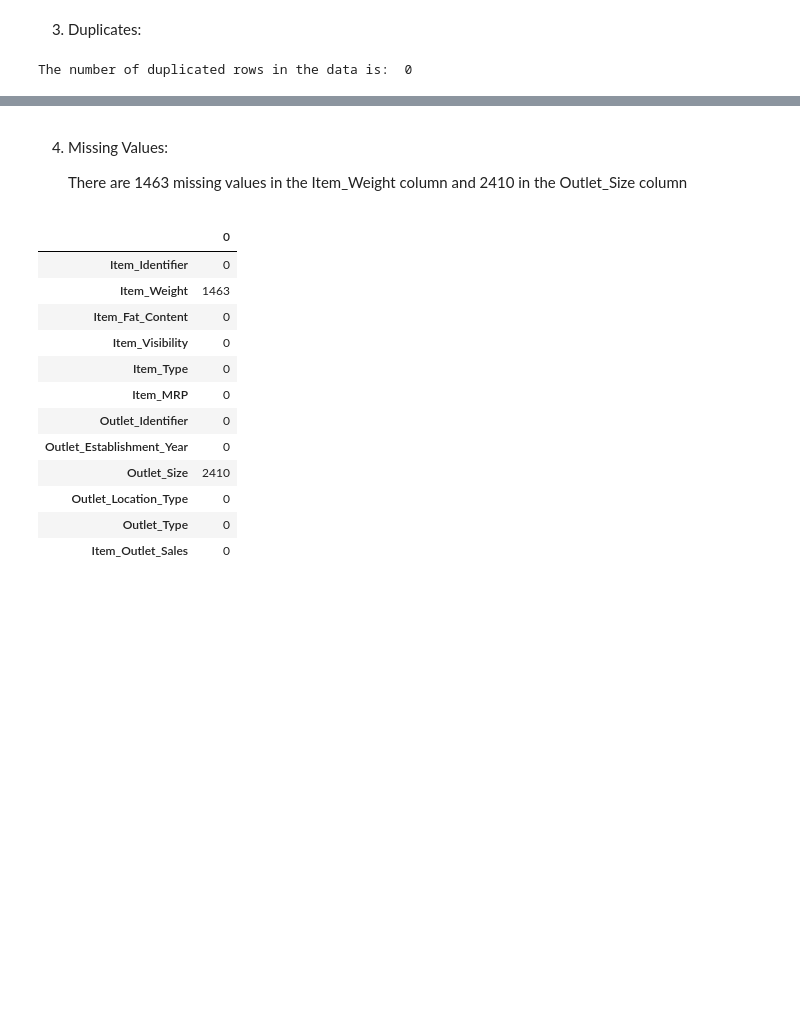
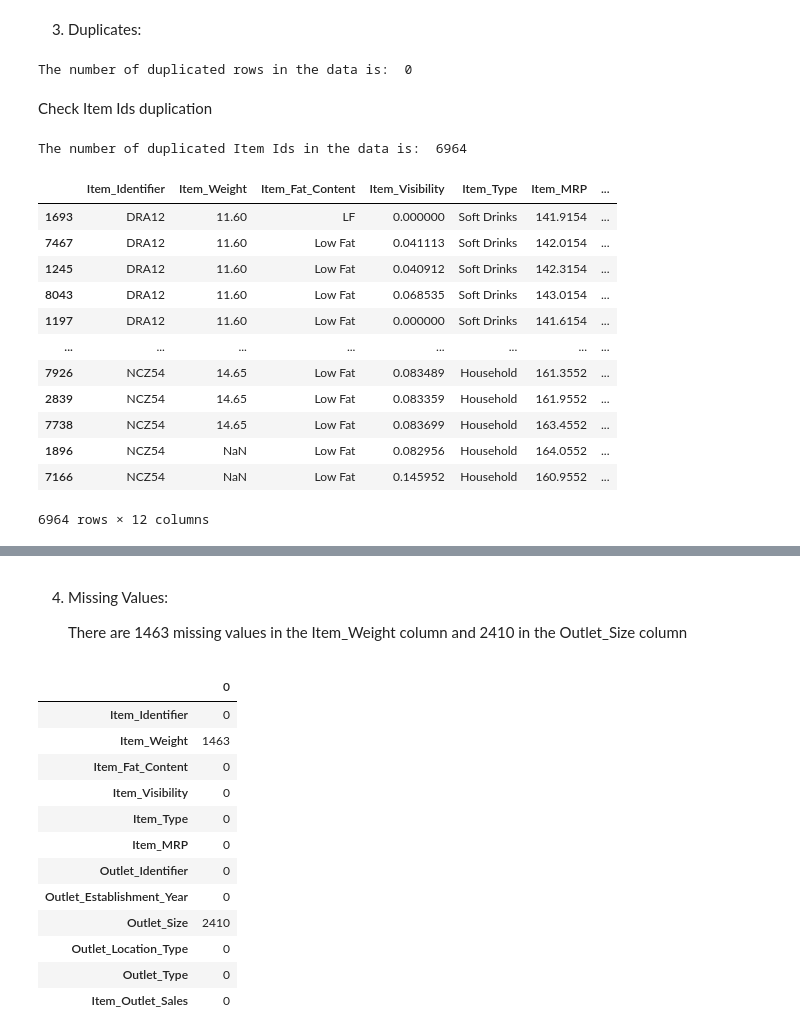
Before and after one commit to kinanajoudeh/Prediction-of-Product-Sales, a Jupyter notebook: Prediction_of_Product_Sales.ipynb, the cells around one changed output, grey strips where cells are left out. Drawn from its saved outputs; the diff is of its cells as text; code cells hidden in the pictures; blank space fills up the shorter version.

```diff
--- a/Prediction_of_Product_Sales.ipynb
+++ b/Prediction_of_Product_Sales.ipynb
@@ -70,3 +81,28 @@ duplicated_filter = df.duplicated()
 print("The number of duplicated rows in the data is: ", duplicated_filter.sum())
 # %% [output]
 The number of duplicated rows in the data is:  0
+# %% [markdown]
+  Check Item Ids duplication
+# %%
+ids_duplicated_filter = df['Item_Identifier'].duplicated()
+print("The number of duplicated Item Ids in the data is: ", ids_duplicated_filter.sum())
+# %% [output]
+The number of duplicated Item Ids in the data is:  6964
+# %%
+Item_Id_dups = df[ids_duplicated_filter]
+Item_Id_dups = Item_Id_dups.sort_values(by='Item_Identifier')
+Item_Id_dups
+# %% [output]
+|  | Item_Identifier | Item_Weight | Item_Fat_Content | Item_Visibility | Item_Type | Item_MRP | ... |
+| 1693 | DRA12 | 11.60 | LF | 0.000000 | Soft Drinks | 141.9154 | ... |
+| 7467 | DRA12 | 11.60 | Low Fat | 0.041113 | Soft Drinks | 142.0154 | ... |
+| 1245 | DRA12 | 11.60 | Low Fat | 0.040912 | Soft Drinks | 142.3154 | ... |
+| 8043 | DRA12 | 11.60 | Low Fat | 0.068535 | Soft Drinks | 143.0154 | ... |
+| 1197 | DRA12 | 11.60 | Low Fat | 0.000000 | Soft Drinks | 141.6154 | ... |
+| ... | ... | ... | ... | ... | ... | ... | ... |
+| 7926 | NCZ54 | 14.65 | Low Fat | 0.083489 | Household | 161.3552 | ... |
+| 2839 | NCZ54 | 14.65 | Low Fat | 0.083359 | Household | 161.9552 | ... |
+| 7738 | NCZ54 | 14.65 | Low Fat | 0.083699 | Household | 163.4552 | ... |
+| 1896 | NCZ54 | NaN | Low Fat | 0.082956 | Household | 164.0552 | ... |
+| 7166 | NCZ54 | NaN | Low Fat | 0.145952 | Household | 160.9552 | ... |
+6964 rows × 12 columns
```
Also changed, not shown: parts of 15 cells of this notebook.
